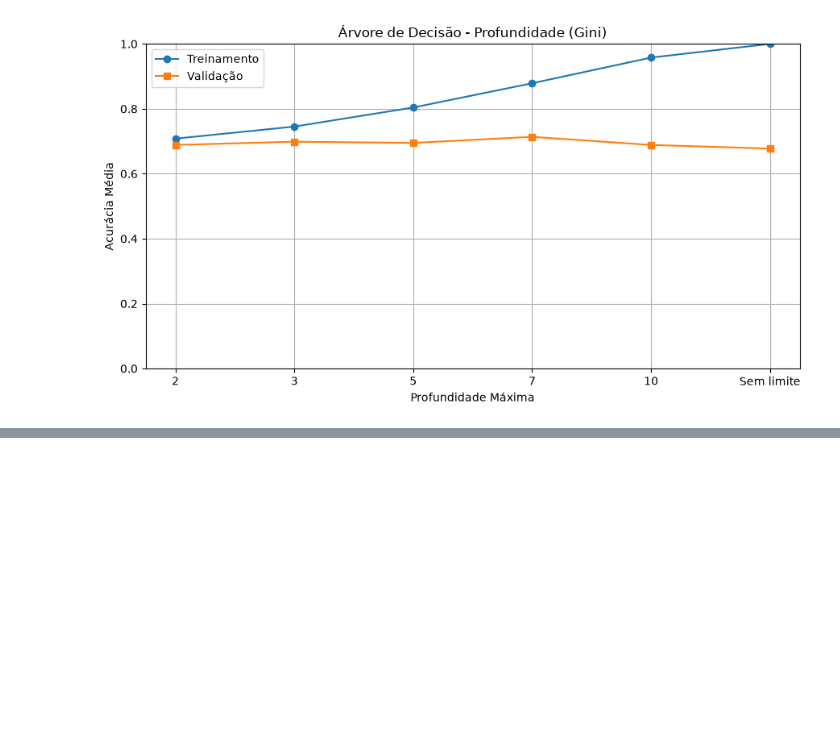
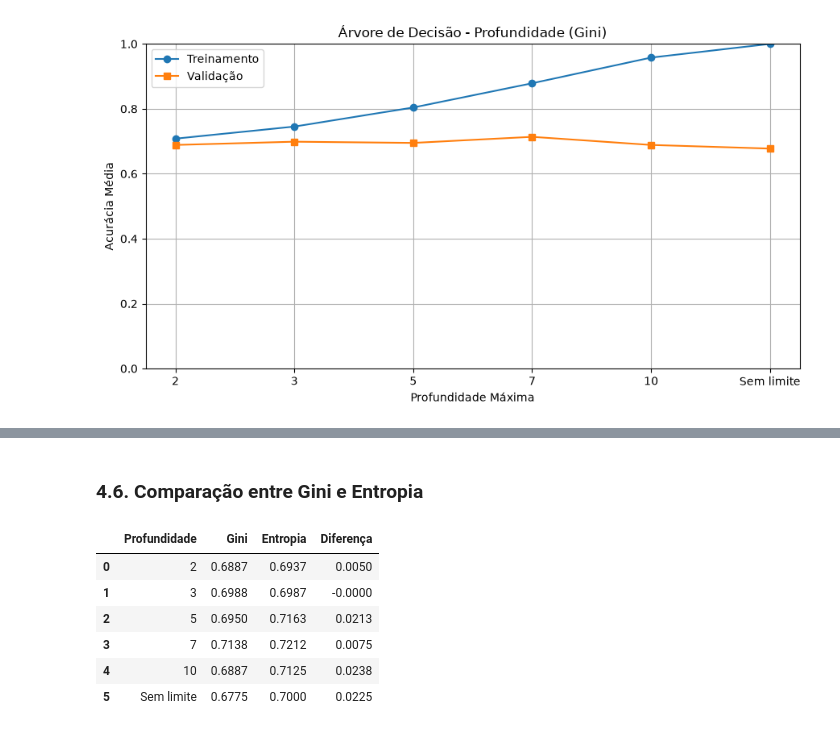
Before and after one commit to Pedrollucas/Sistemas-Inteligentes, a Jupyter notebook: notebooks/04_arvore_decisao.ipynb, the cells around one changed output, grey strips where cells are left out. Cells and saved outputs as stored; diff of their text form; code cells hidden in the pictures; blank space fills up the shorter version.

```diff
--- a/notebooks/04_arvore_decisao.ipynb
+++ b/notebooks/04_arvore_decisao.ipynb
@@ -920,0 +1046,24 @@ plt.show()
+# %% [markdown]
+### 4.6. Comparação entre Gini e Entropia
+# %%
+comparacao_criterios = pd.DataFrame({
+    "Profundidade": tabela_gini["Profundidade"],
+    "Gini": tabela_gini["Acurácia Validação"],
+    "Entropia": tabela_entropia["Acurácia Validação"]
+})
+
+# Calcula a diferença entre critérios
+comparacao_criterios["Diferença"] = (
+    comparacao_criterios["Entropia"]
+    - comparacao_criterios["Gini"]
+)
+
+display(comparacao_criterios.round(4))
+# %% [output]
+|  | Profundidade | Gini | Entropia | Diferença |
+| 0 | 2 | 0.6887 | 0.6937 | 0.0050 |
+| 1 | 3 | 0.6988 | 0.6987 | -0.0000 |
+| 2 | 5 | 0.6950 | 0.7163 | 0.0213 |
+| 3 | 7 | 0.7138 | 0.7212 | 0.0075 |
+| 4 | 10 | 0.6887 | 0.7125 | 0.0238 |
+| 5 | Sem limite | 0.6775 | 0.7000 | 0.0225 |
```
Also changed, not shown: parts of 9 cells of this notebook, 3 other files.
